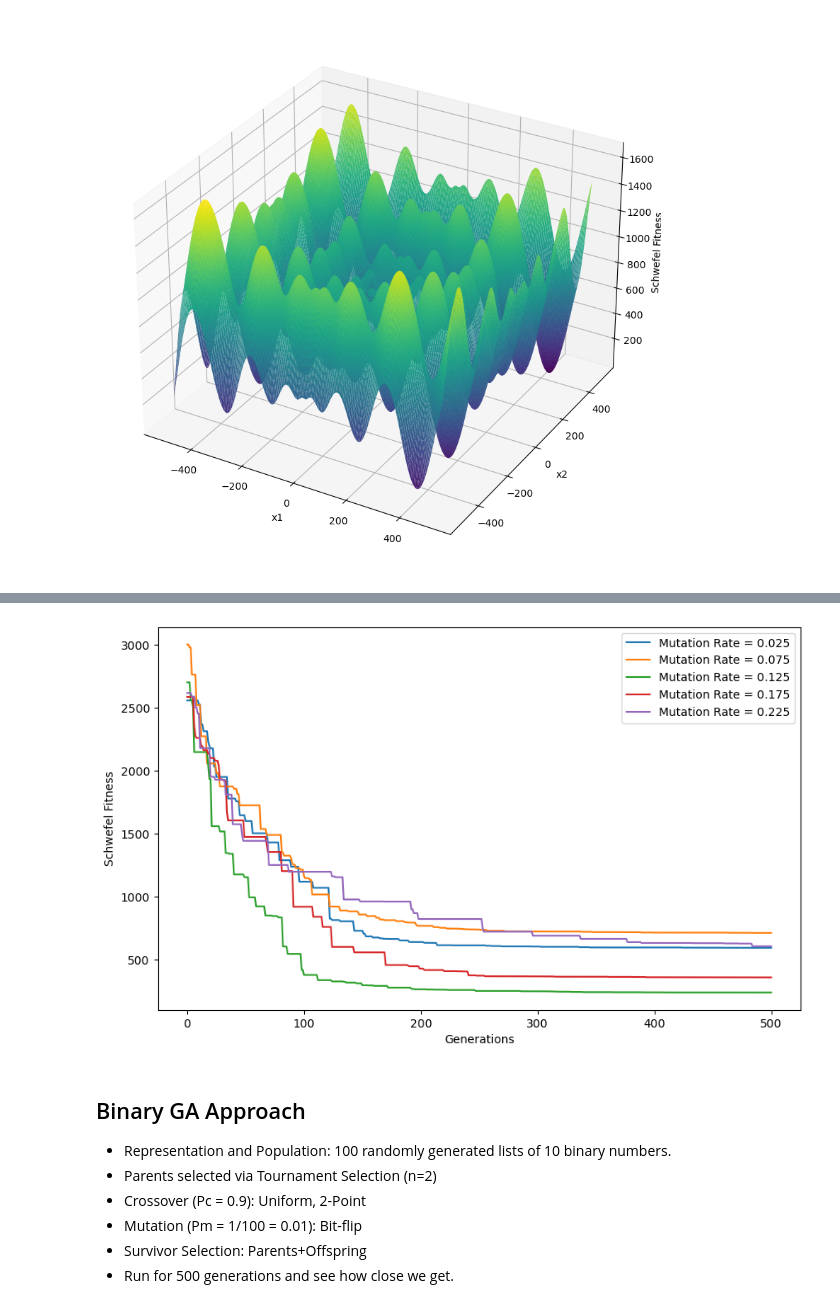
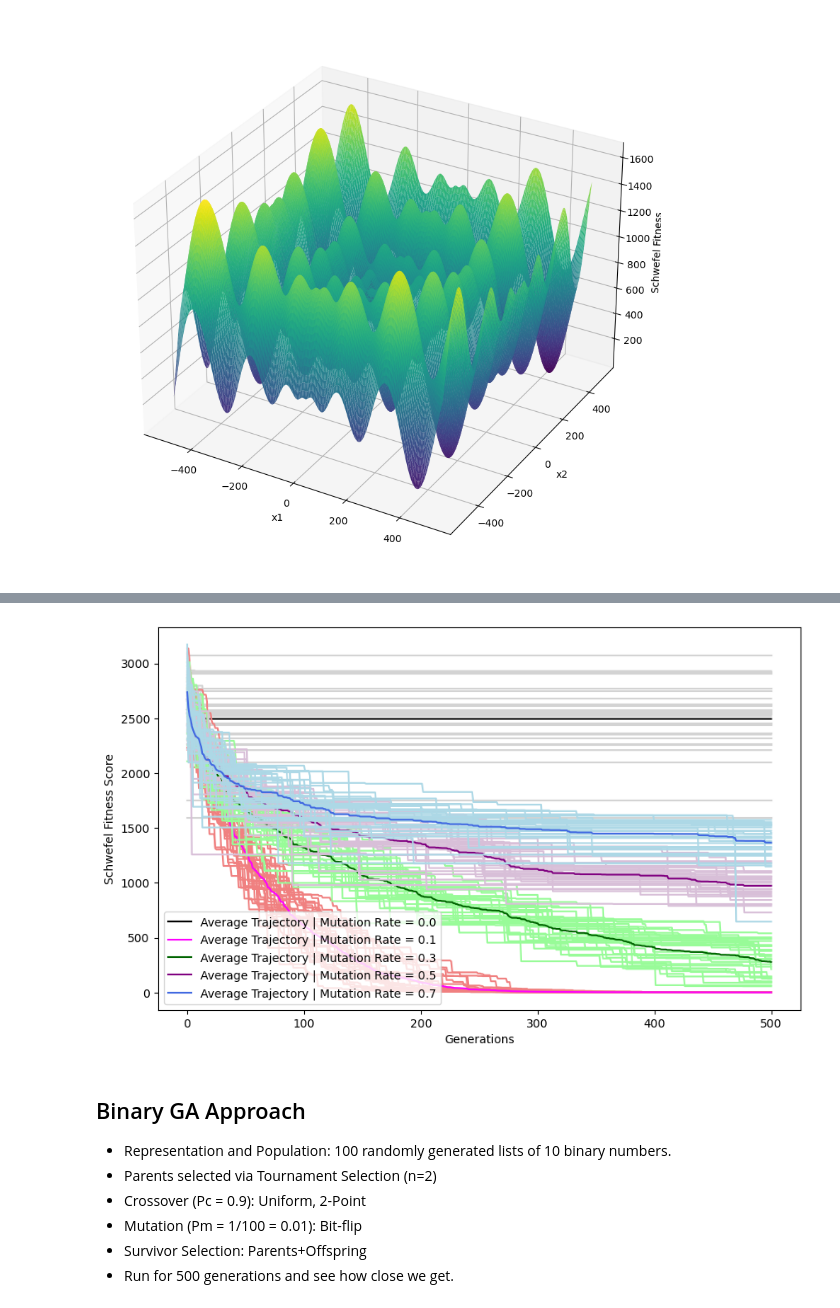
Before and after one commit to AlexPei-YuTsai/8-queen-evo-algo, a Jupyter notebook: schwefel.ipynb, the cells around one changed output, grey strips where cells are left out. Cells and saved outputs as stored; diff of their text form; code cells hidden in the pictures.

```diff
--- a/schwefel.ipynb
+++ b/schwefel.ipynb
@@ -176,0 +194,5 @@ plt.show()
+# %%
+data_df = pd.DataFrame(data)
+data_df.index += 1
+data_df.index.name = "Trial Number"
+data_df.head()
@@ -176,0 +208,3 @@ plt.show()
+# %%
+average_df = data_df.mean(axis=0).to_frame(name="Average Fitness each Generation")
+print(f"Hits Schwefel < 10 at Generation {average_df[average_df['Average Fitness each Generation']<10].iloc[0].name}")
@@ -176,0 +213,8 @@ plt.show()
+# %%
+for i in range(30):
+    data_df.iloc[i].plot(color="lightblue", label="_nolegend_")
+data_df.mean(axis=0).plot(color="royalblue", label="Average Trial Trajectory")
+plt.ylabel("Schwefel Fitness Score")
+plt.xlabel("Generations")
+plt.legend()
+plt.show()
@@ -318,37 +348,54 @@ plt.show()
 # %%
-# This time, with varying Mutation Rate
-# Setting each generation to have 30 kids, tournament size of 30, creep range of ±256, and crossover rate of 0.3
-n = 30
-creep = 256
-xrate = 0.3
+# This time, with varying Mutation Rates
+tsizes=[0.0, 0.1, 0.3, 0.5, 0.7]
+color=[["lightgrey", "black"], ["lightcoral", "magenta"], ["palegreen", "darkgreen"], ["thistle", "purple"], ["lightblue", "royalblue"]]
 
-for w in range(1,11,2):
-    mrate = w/40
-    # Initialize population
-    population = [[random.uniform(-512, 512) for i in range(10)] for i in range(100)]
+# Test different conditions
+for test in range(5):
+    # Each Test Bundle
+    start_time = time.time()
+    mrate = tsizes[test]
+    data = []
+    for trial in range(30):
+        # Initialize population
+        population = [[random.uniform(-512, 512) for i in range(10)] for i in range(100)]
 
-    # Keep track of both fitness over time and best performer overtime
-    # Doing range(501) here because we're also counting its initial performance
-    gen = [i for i in range(501)]
-    f_progress = [min([schwefel(i) for i in population])]
+        # Keep track of both fitness over time and best performer overtime
+        # Doing range(501) here because we're also counting its initial performance
+        f_progress = [min([schwefel(i) for i in population])]
 
-    for i in range(500):
-        for i in range(16):
-            # Parent Selection
-            parents = parent_sel(population)
+        for i in range(500):
+            # Make 100 Kids
+            for i in range(50):
+                # Parent Selection
+                parents = parent_sel(population)
 
-            # Variation Operators
-            children = cross(*parents)
-            children = [mutate(i) for i in children]
-            population = population+children
+                # Variation Operators
+                children = cross(*parents)
+                children = [mutate(i) for i in children]
+                population = population+children
 
-        # Survival Selection
-        population = det_surv(population)
+            # Survival Selection
+            population = det_surv(population)
+            f_progress.append(min([schwefel(i) for i in population]))
+        data.append(f_progress)
+    # Plot Results of each Test Bundle
+    data_df = pd.DataFrame(data)
+    average_df = data_df.mean(axis=0).to_frame(name="Average Fitness each Generation")
+    if (len(average_df[average_df['Average Fitness each Generation']<10])>0):
+        print(f"On average, Genetic Algorithm with a Mutation Rate of {mrate} reaches Schwefel < 10 at Generation {average_df[average_df['Average Fitness each Generation']<10].iloc[0].name}")
+    else:
+        print(f"On average, Genetic Algorithm with a Mutation Rate of {mrate} did not converge towards the Global Optimum")
+    print("--- %s seconds ---" % (time.time() - start_time))
+    for i in range(30):
+        data_df.iloc[i].plot(color=color[test][0], label="_nolegend_")
+    data_df.mean(axis=0).plot(color=color[test][1], label=f"Average Trajectory | Mutation Rate = {mrate}")
 
-        f_progress.append(min([schwefel(i) for i in population]))
-    plt.plot(gen, f_progress, label=f"Mutation Rate = {mrate}")
+plt.ylabel("Schwefel Fitness Score")
 plt.xlabel("Generations")
-plt.ylabel("Schwefel Fitness")
 plt.legend()
 plt.show()
+
+# Reset parameters
+mrate=0.1
 # %% [output]
@@ -355,4 +412,4 @@ plt.show()
-[figure, old version]
+[figure, new version]
 # %% [markdown]
 ## Binary GA Approach
 - Representation and Population: 100 randomly generated lists of 10 binary numbers.
```
Also changed, not shown: parts of 18 cells of this notebook.
